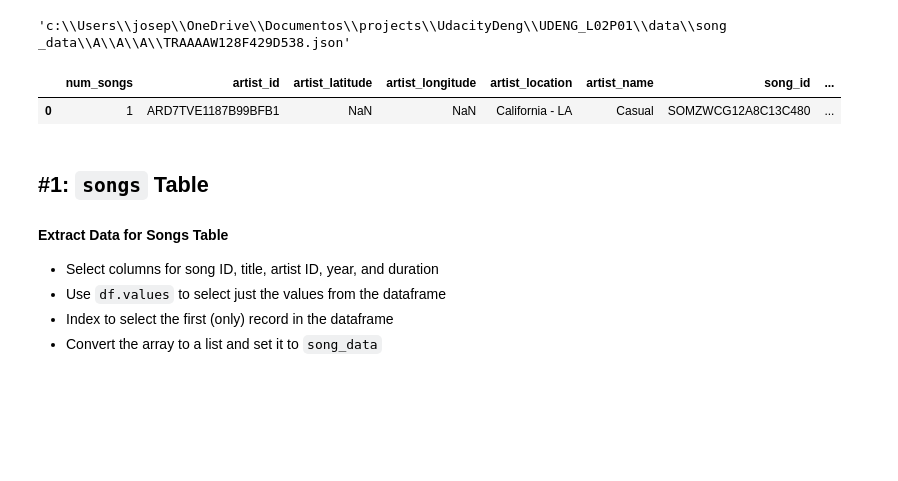
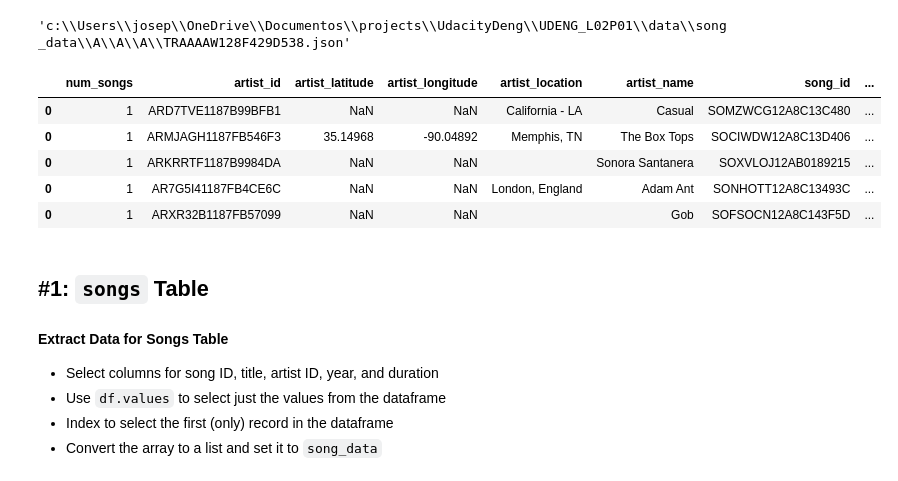
Before and after one commit to joseph-higaki/UDataEng_L02P01_create-song-play-schema, a Jupyter notebook: etl.ipynb, the cells around one changed output. Cells and saved outputs as stored; diff of their text form; code cells hidden in the pictures; blank space fills up the shorter version.

```diff
--- a/etl.ipynb
+++ b/etl.ipynb
@@ -41,11 +42,18 @@ filepath
 # %% [output]
 'c:\\Users\\josep\\OneDrive\\Documentos\\projects\\UdacityDeng\\UDENG_L02P01\\data\\song_data\\A\\A\\A\\TRAAAAW128F429D538.json'
 # %%
-df = pd.read_json(filepath, lines=True)
+df_array = []
+list(map(lambda filepath: df_array.append(pd.read_json(filepath, lines=True)), song_files))
+
+df = pd.concat(df_array)
 df.head()
 # %% [output]
 |  | num_songs | artist_id | artist_latitude | artist_longitude | artist_location | artist_name | song_id | ... |
 | 0 | 1 | ARD7TVE1187B99BFB1 | NaN | NaN | California - LA | Casual | SOMZWCG12A8C13C480 | ... |
+| 0 | 1 | ARMJAGH1187FB546F3 | 35.14968 | -90.04892 | Memphis, TN | The Box Tops | SOCIWDW12A8C13D406 | ... |
+| 0 | 1 | ARKRRTF1187B9984DA | NaN | NaN |  | Sonora Santanera | SOXVLOJ12AB0189215 | ... |
+| 0 | 1 | AR7G5I41187FB4CE6C | NaN | NaN | London, England | Adam Ant | SONHOTT12A8C13493C | ... |
+| 0 | 1 | ARXR32B1187FB57099 | NaN | NaN |  | Gob | SOFSOCN12A8C143F5D | ... |
 # %% [markdown]
 ## #1: `songs` Table
 #### Extract Data for Songs Table
```
Also changed, not shown: parts of 15 cells of this notebook, 5 other files.
